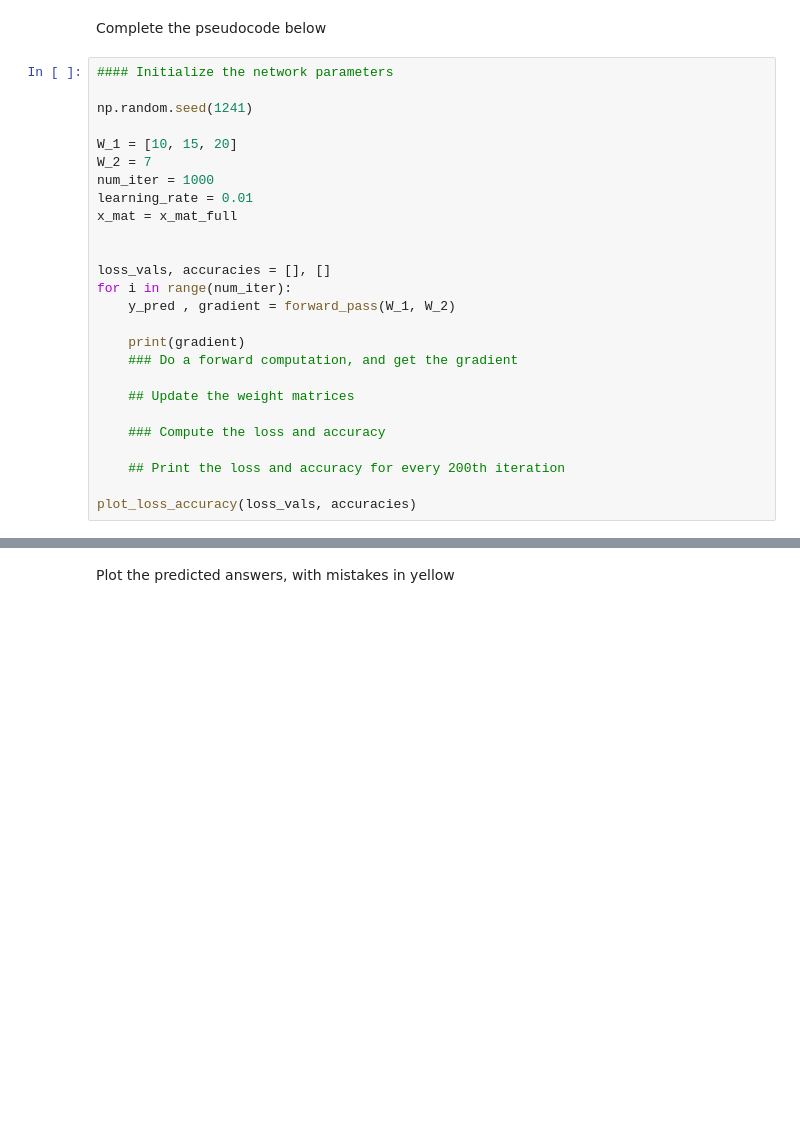
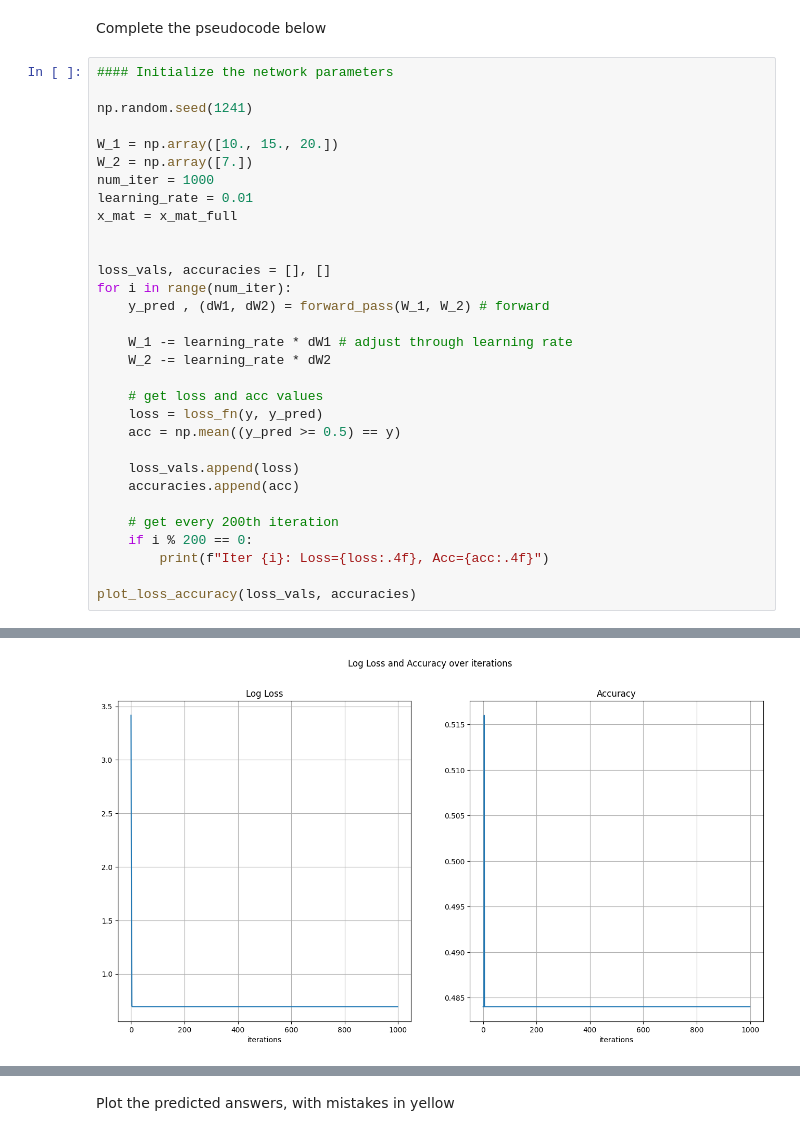
Before and after one commit to JhonHendricksBautista/CPE313_Bautista-Jhon, a Jupyter notebook: Hands-on Activity 1.1 - Neural Networks.ipynb, the cells around one changed output, grey strips where cells are left out. Saved outputs shown, nothing was run; the diff lists cells and outputs as text; blank space fills up the shorter version.

```diff
--- a/Hands-on Activity 1.1 - Neural Networks.ipynb
+++ b/Hands-on Activity 1.1 - Neural Networks.ipynb
@@ -612,8 +696,8 @@ Complete the pseudocode below
 
 np.random.seed(1241)
 
-W_1 = [10, 15, 20]
-W_2 = 7
+W_1 = np.array([10., 15., 20.])
+W_2 = np.array([7.])
 num_iter = 1000
 learning_rate = 0.01
 x_mat = x_mat_full
@@ -621,16 +705,21 @@ x_mat = x_mat_full
 
 loss_vals, accuracies = [], []
 for i in range(num_iter):
-    y_pred , gradient = forward_pass(W_1, W_2)
+    y_pred , (dW1, dW2) = forward_pass(W_1, W_2) # forward
 
-    print(gradient)
-    ### Do a forward computation, and get the gradient
+    W_1 -= learning_rate * dW1 # adjust through learning rate
+    W_2 -= learning_rate * dW2
 
-    ## Update the weight matrices
+    # get loss and acc values
+    loss = loss_fn(y, y_pred)
+    acc = np.mean((y_pred >= 0.5) == y)
 
-    ### Compute the loss and accuracy
+    loss_vals.append(loss)
+    accuracies.append(acc)
 
-    ## Print the loss and accuracy for every 200th iteration
+    # get every 200th iteration
+    if i % 200 == 0:
+        print(f"Iter {i}: Loss={loss:.4f}, Acc={acc:.4f}")
 
 plot_loss_accuracy(loss_vals, accuracies)
 # %% [output]
@@ -637,0 +731 @@ IndentationError: expected an indented block after 'for' statement on line 13 (1
+[figure, added]
```
Also changed, not shown: parts of 17 cells of this notebook, 1 other file.
